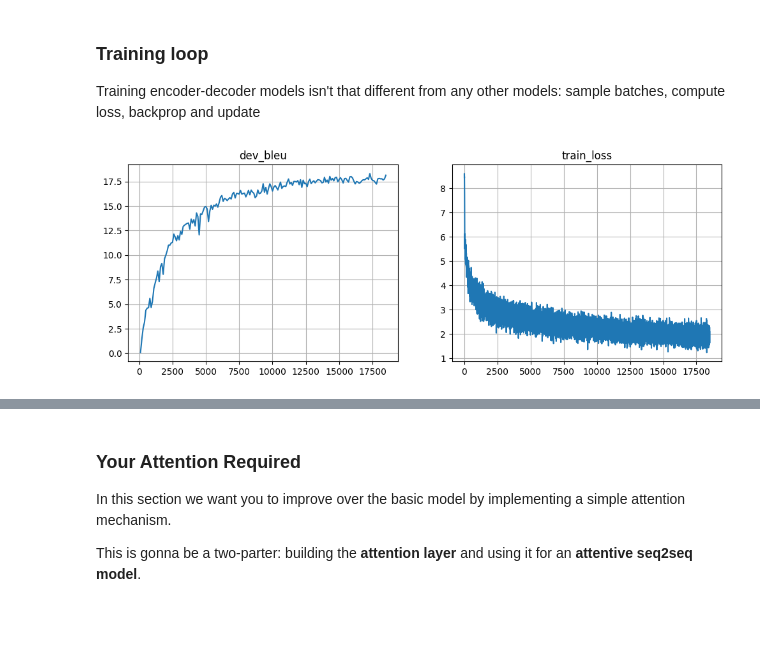
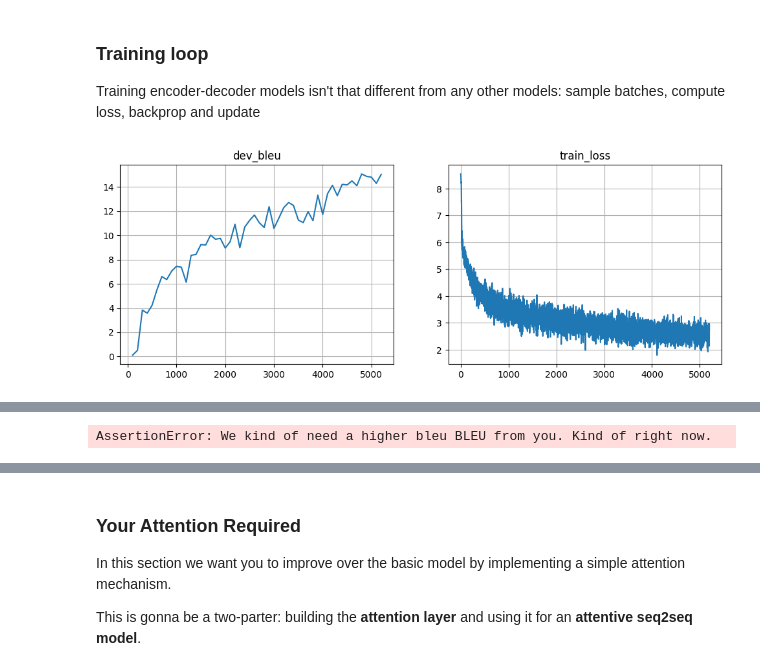
Before and after one commit to HarutHunan/YandexSDA_NLPCourseForYou_Homeworks, a Jupyter notebook: Lecture4_Attention/seminar_homework.ipynb, the cells around one changed output, grey strips where cells are left out. Cells and saved outputs as stored; diff of their text form; code cells hidden in the pictures; blank space fills up the shorter version.

```diff
--- a/Lecture4_Attention/seminar_homework.ipynb
+++ b/Lecture4_Attention/seminar_homework.ipynb
@@ -382,35 +382,35 @@ model = BasicModel(inp_voc, out_voc).to(device)
 opt = torch.optim.Adam(model.parameters(), lr=1e-3)
 batch_size = 32
 # %%
-for _ in trange(25000):
+for _ in trange(5000):
     step = len(metrics['train_loss']) + 1
     batch_ix = np.random.randint(len(train_inp), size=batch_size)
     batch_inp = inp_voc.to_matrix(train_inp[batch_ix]).to(device)
     batch_out = out_voc.to_matrix(train_out[batch_ix]).to(device)
 
 
     loss_t = compute_loss(model, batch_inp, batch_out)
     opt.zero_grad()
     loss_t.backward()
     opt.step()
 
 
 
     metrics['train_loss'].append((step, loss_t.item()))
 
     if step % 100 == 0:
         metrics['dev_bleu'].append((step, compute_bleu(model, dev_inp, dev_out)))
 
         clear_output(True)
         plt.figure(figsize=(12,4))
         for i, (name, history) in enumerate(sorted(metrics.items())):
             plt.subplot(1, len(metrics), i + 1)
             plt.title(name)
             plt.plot(*zip(*history))
             plt.grid()
         plt.show()
         print("Mean loss=%.3f" % np.mean(metrics['train_loss'][-10:], axis=0)[1], flush=True)
 
 # Note: it's okay if bleu oscillates up and down as long as it gets better on average over long term (e.g. 5k batches)
 # %% [output]
-[figure, old version]
+[figure, new version]
@@ -418,5 +418,7 @@ Mean loss=1.952
 # %%
 assert np.mean(metrics['dev_bleu'][-10:], axis=0)[1] > 15, "We kind of need a higher bleu BLEU from you. Kind of right now."
+# %% [output]
+AssertionError: We kind of need a higher bleu BLEU from you. Kind of right now.
 # %%
 for inp_line, trans_line in zip(dev_inp[::500], model.translate_lines(dev_inp[::500])[0]):
     print(inp_line)
```
Also changed, not shown: parts of 25 cells of this notebook, 1 other file.
